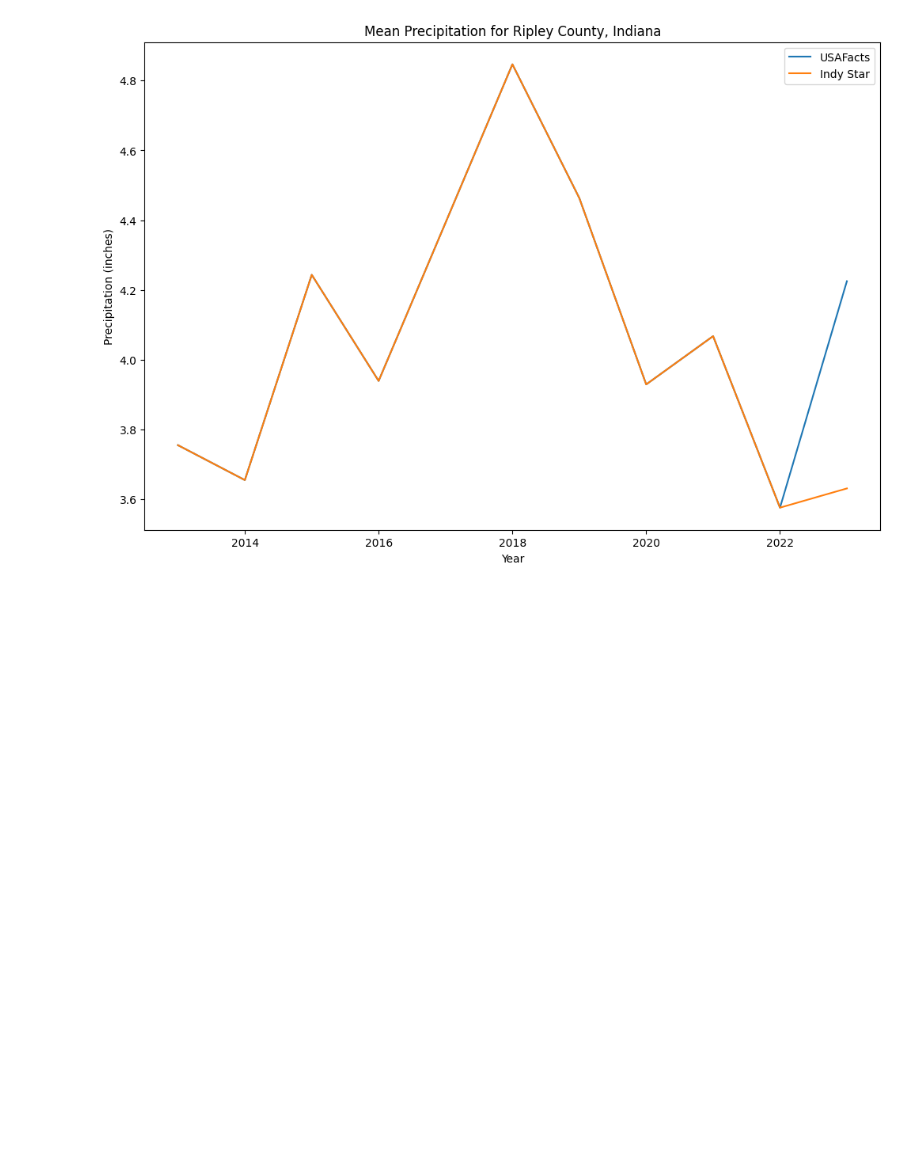
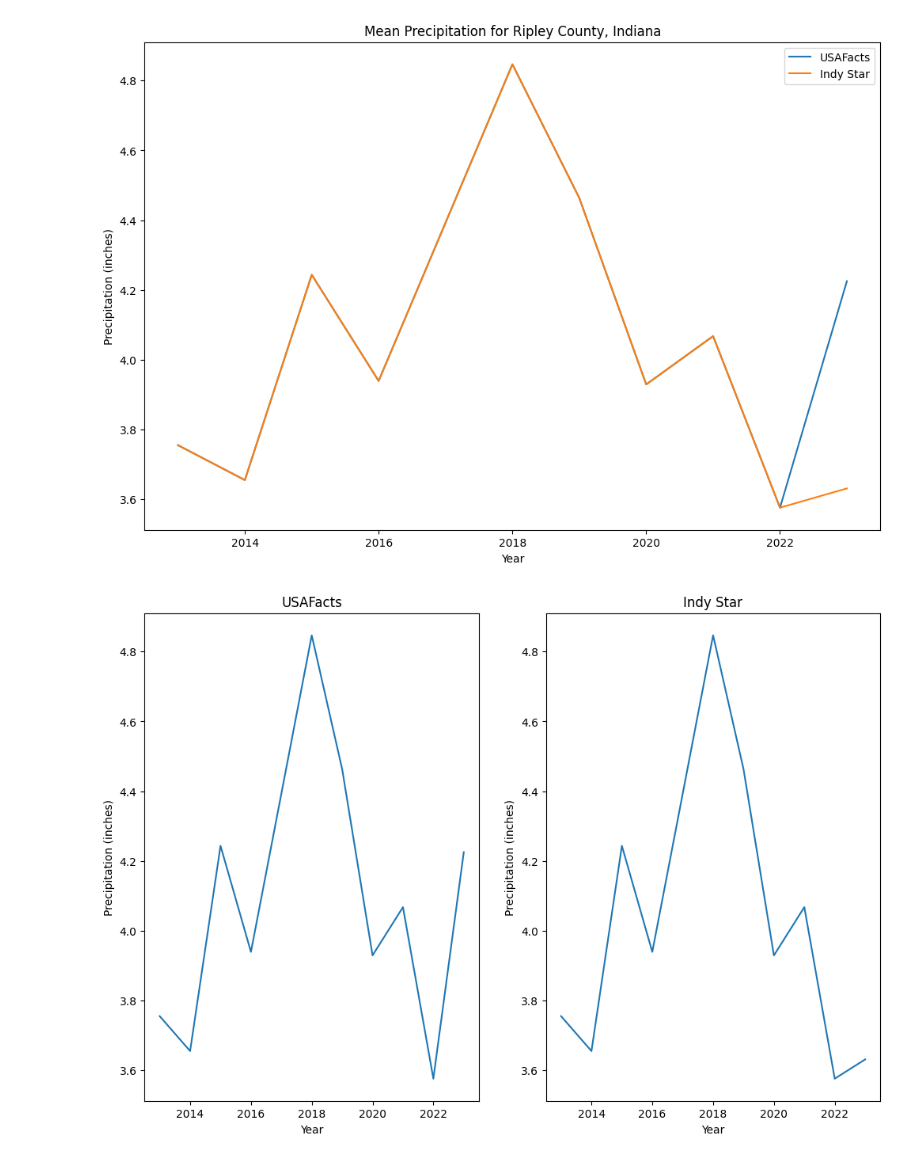
Before and after one commit to IT4063C-Fall23/final-project-kellej6, a Jupyter notebook: source.ipynb, the cells around one changed output. Cells and saved outputs as stored; diff of their text form; code cells hidden in the pictures; blank space fills up the shorter version.

```diff
--- a/source.ipynb
+++ b/source.ipynb
@@ -540,3 +557,19 @@ plt.legend()
 plt.show()
 # %% [output]
 [figure]
+# %%
+# Display the mean preciptation for each year from the two dataframes side-by-side
+plt.figure(figsize=(12, 8))
+plt.subplot(1, 2, 1)
+plt.plot(precip_df_mean.index, precip_df_mean['PRECIPITATION'])
+plt.xlabel('Year')
+plt.ylabel('Precipitation (inches)')
+plt.title('USAFacts')
+plt.subplot(1, 2, 2)
+plt.plot(indy_star_df_mean.index, indy_star_df_mean['Precipitation'])
+plt.xlabel('Year')
+plt.ylabel('Precipitation (inches)')
+plt.title('Indy Star')
+plt.show()
+# %% [output]
+[figure, added]
```
Also changed, not shown: parts of 20 cells of this notebook.
